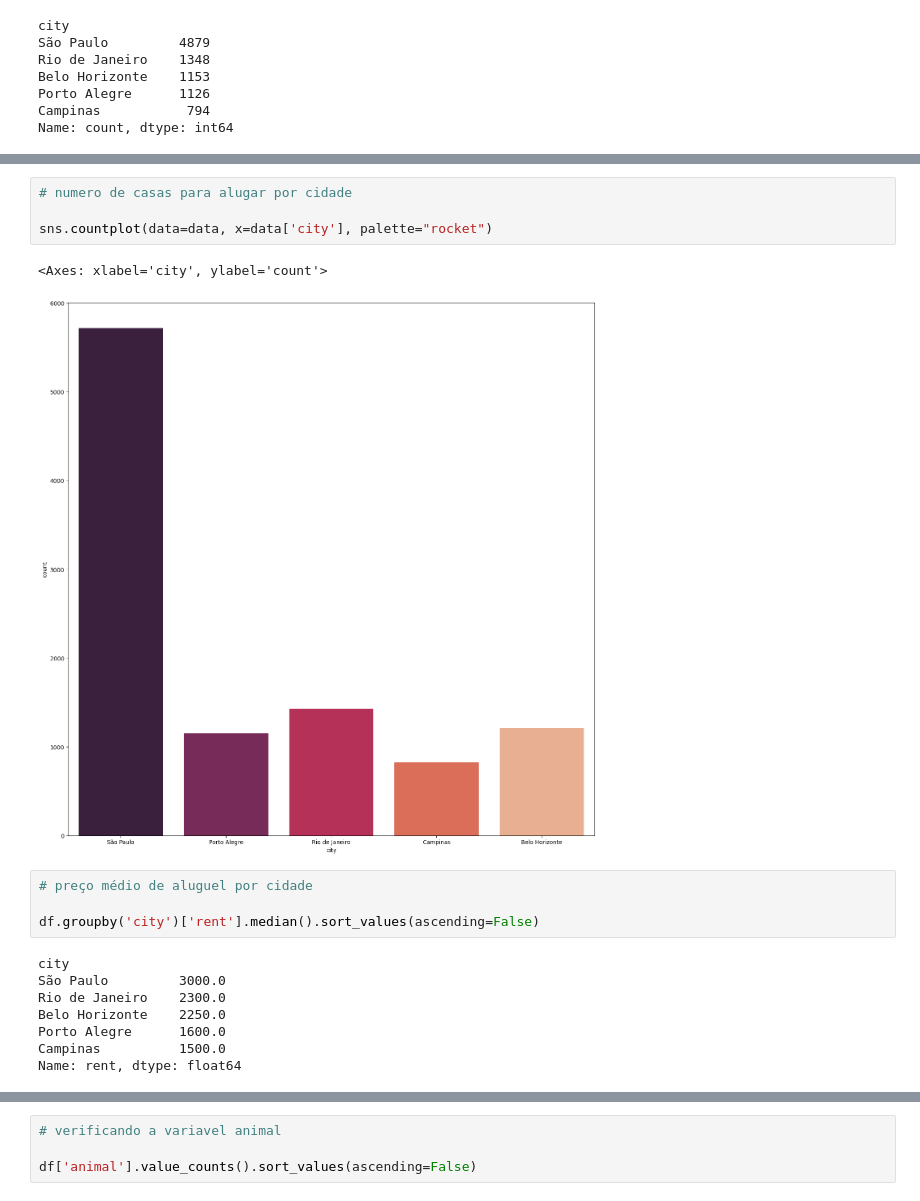
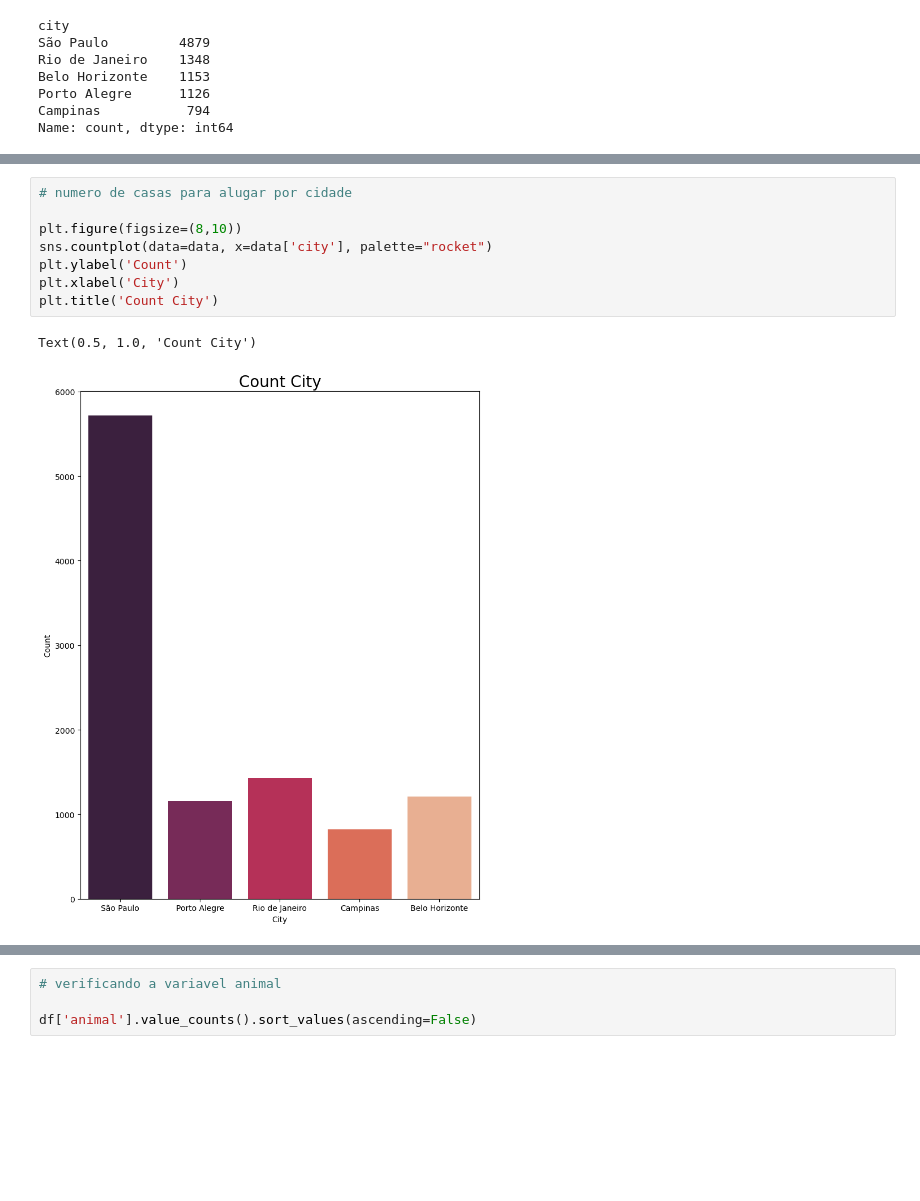
Before and after one commit to britobeatriz/RegressionL_houses, a Jupyter notebook: EDA.ipynb, the cells around one changed output, grey strips where cells are left out. Saved outputs shown, nothing was run; the diff lists cells and outputs as text; blank space fills up the shorter version.

```diff
--- a/EDA.ipynb
+++ b/EDA.ipynb
@@ -265,19 +265,11 @@ Name: count, dtype: object
 # %%
 # numero de casas para alugar por cidade
 
+plt.figure(figsize=(8,10))
 sns.countplot(data=data, x=data['city'], palette="rocket")
+plt.ylabel('Count')
+plt.xlabel('City')
+plt.title('Count City')
 # %% [output]
-<Axes: xlabel='city', ylabel='count'>
+Text(0.5, 1.0, 'Count City')
-[figure, old version]
+[figure, new version]
-# %%
-# preço médio de aluguel por cidade
-
-df.groupby('city')['rent'].median().sort_values(ascending=False)
-# %% [output]
-city
-São Paulo         3000.0
-Rio de Janeiro    2300.0
-Belo Horizonte    2250.0
-Porto Alegre      1600.0
-Campinas          1500.0
-Name: rent, dtype: float64
```
Also changed, not shown: parts of 23 cells of this notebook.
